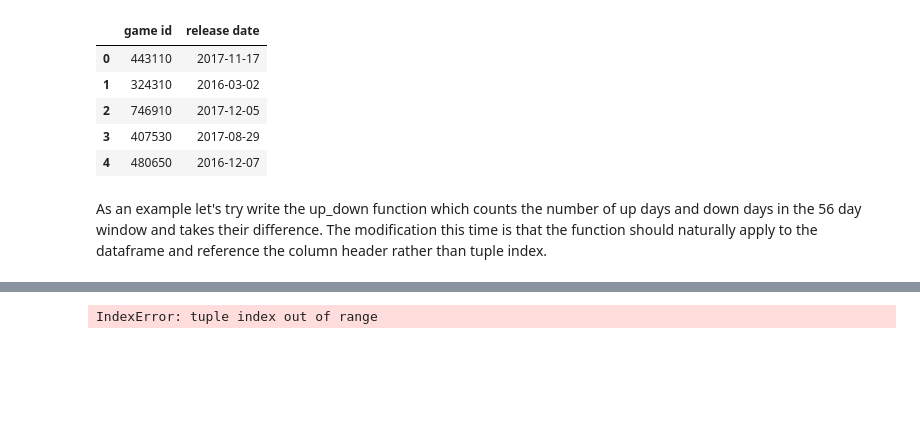
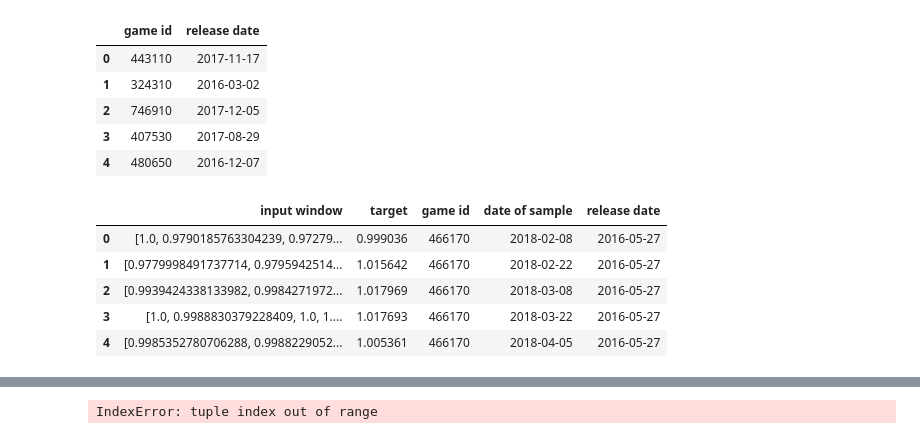
Before and after one commit to su-jai/player_forecasting, a Jupyter notebook: notebooks/playercount_forecasting.ipynb, the cells around one changed output, grey strips where cells are left out. Saved outputs shown, nothing was run; the diff lists cells and outputs as text; code cells hidden in the pictures; blank space fills up the shorter version.

```diff
--- a/notebooks/playercount_forecasting.ipynb
+++ b/notebooks/playercount_forecasting.ipynb
@@ -525,5 +525,12 @@ release_frame.head()
 # %%
 train_frame = train_frame.merge(release_frame, on="game id", how="left")
 test_frame = test_frame.merge(release_frame, on="game id", how="left")
-# %% [markdown]
-As an example let's try write the up_down function which counts the number of up days and down days in the 56 day window and takes their difference. The modification this time is that the function should naturally apply to the dataframe and reference the column header rather than tuple index.
+# %%
+train_frame.head()
+# %% [output]
+|  | input window | target | game id | date of sample | release date |
+| 0 | [1.0, 0.9790185763304239, 0.97279... | 0.999036 | 466170 | 2018-02-08 | 2016-05-27 |
+| 1 | [0.9779998491737714, 0.9795942514... | 1.015642 | 466170 | 2018-02-22 | 2016-05-27 |
+| 2 | [0.9939424338133982, 0.9984271972... | 1.017969 | 466170 | 2018-03-08 | 2016-05-27 |
+| 3 | [1.0, 0.9988830379228409, 1.0, 1.... | 1.017693 | 466170 | 2018-03-22 | 2016-05-27 |
+| 4 | [0.9985352780706288, 0.9988229052... | 1.005361 | 466170 | 2018-04-05 | 2016-05-27 |
```
Also changed, not shown: parts of 6 cells of this notebook.
